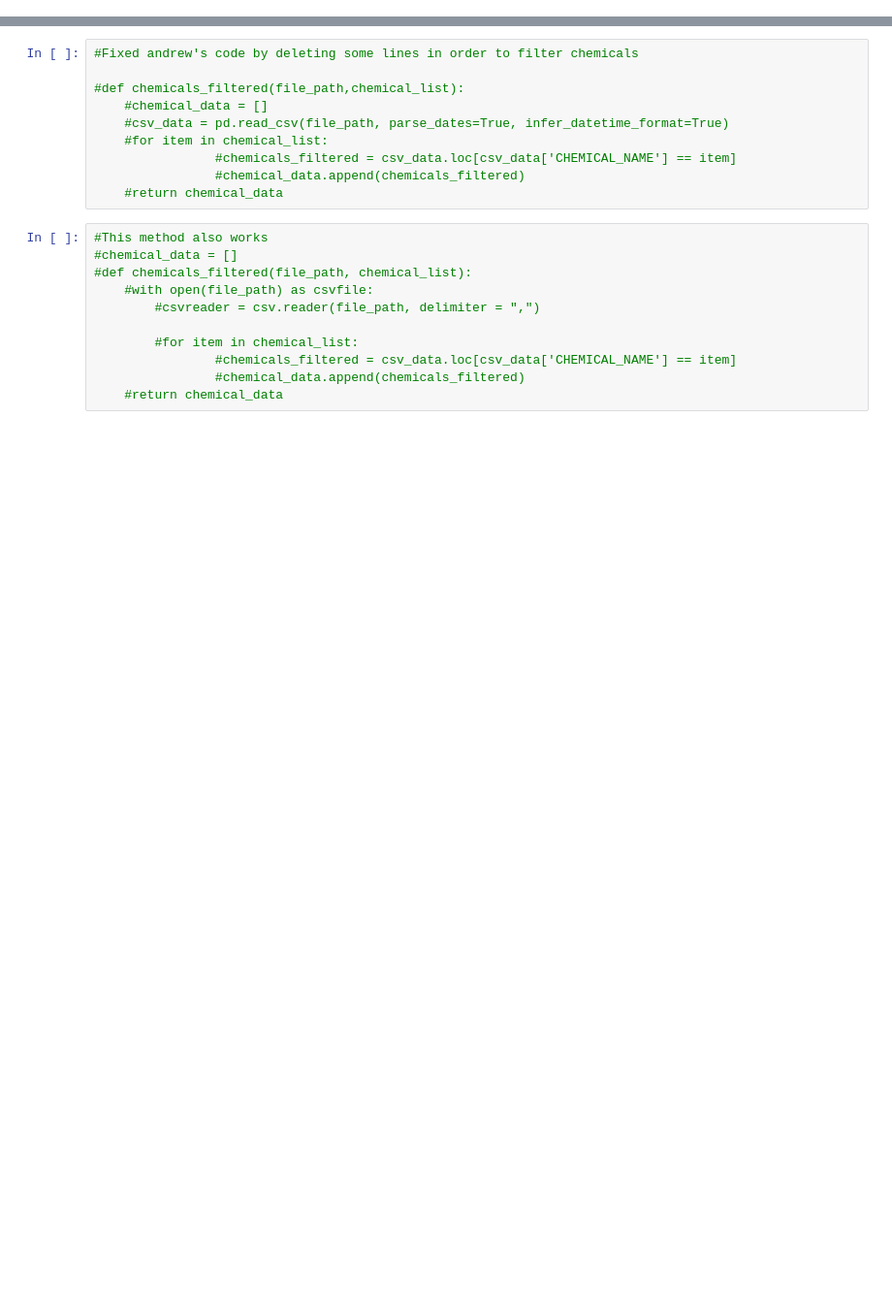
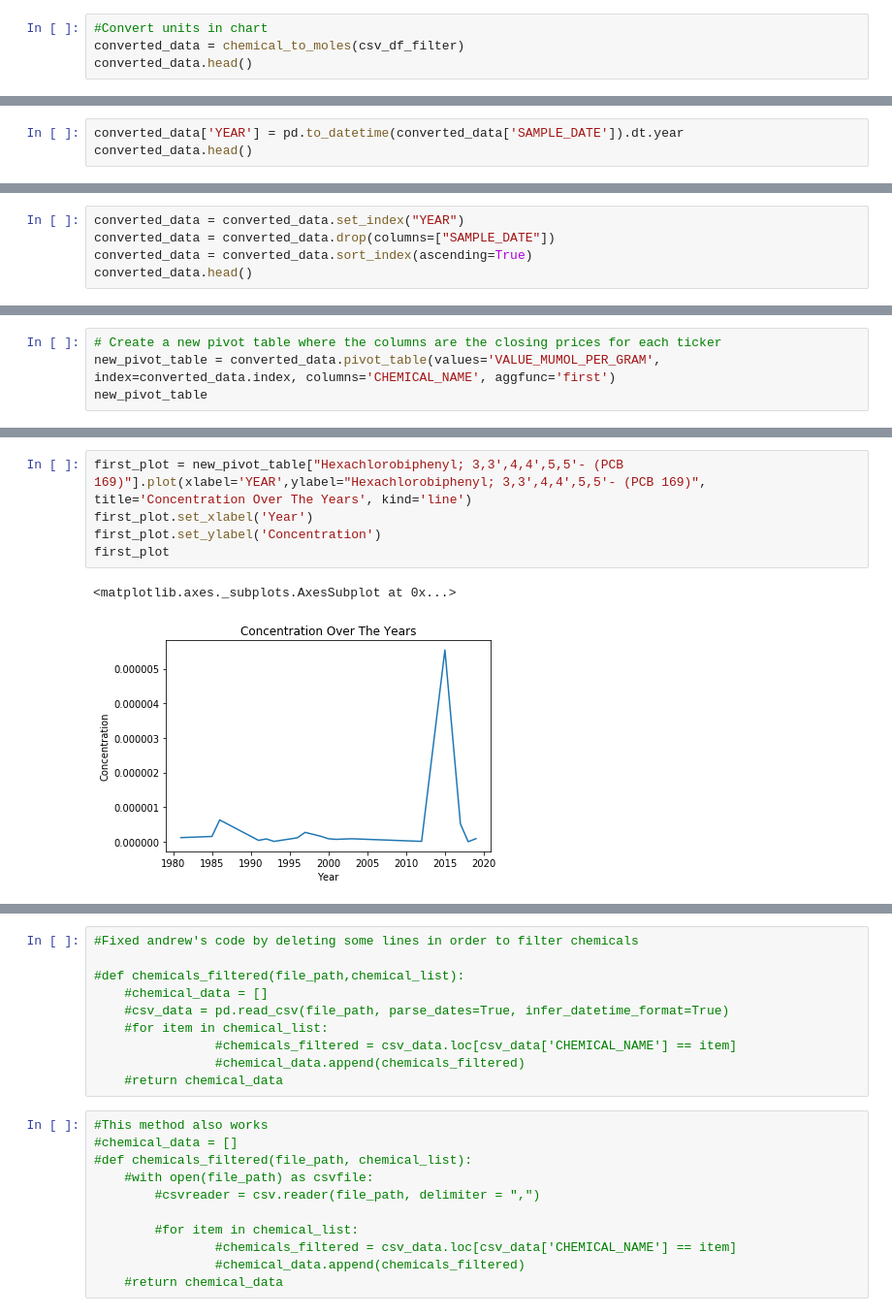
Before and after one commit to kxh3/environmental_contamination, a Jupyter notebook: notebooks/krista.ipynb, the cells around one changed output, grey strips where cells are left out. Shown at 97% size. Cells and saved outputs as stored; diff of their text form; blank space fills up the shorter version.

```diff
--- a/notebooks/krista.ipynb
+++ b/notebooks/krista.ipynb
@@ -76,0 +60,4 @@ ValueError:
+# %%
+#Convert units in chart
+converted_data = chemical_to_moles(csv_df_filter)
+converted_data.head()
@@ -76,0 +71,3 @@ ValueError:
+# %%
+converted_data['YEAR'] = pd.to_datetime(converted_data['SAMPLE_DATE']).dt.year
+converted_data.head()
@@ -76,0 +95,5 @@ ValueError:
+# %%
+converted_data = converted_data.set_index("YEAR")
+converted_data = converted_data.drop(columns=["SAMPLE_DATE"])
+converted_data = converted_data.sort_index(ascending=True)
+converted_data.head()
@@ -76,0 +108,4 @@ ValueError:
+# %%
+# Create a new pivot table where the columns are the closing prices for each ticker
+new_pivot_table = converted_data.pivot_table(values='VALUE_MUMOL_PER_GRAM', index=converted_data.index, columns='CHEMICAL_NAME', aggfunc='first')
+new_pivot_table
@@ -76,0 +132,8 @@ ValueError:
+# %%
+first_plot = new_pivot_table["Hexachlorobiphenyl; 3,3',4,4',5,5'- (PCB 169)"].plot(xlabel='YEAR',ylabel="Hexachlorobiphenyl; 3,3',4,4',5,5'- (PCB 169)", title='Concentration Over The Years', kind='line')
+first_plot.set_xlabel('Year')
+first_plot.set_ylabel('Concentration')
+first_plot
+# %% [output]
+<matplotlib.axes._subplots.AxesSubplot at 0x...>
+[figure, added]
```
Also changed, not shown: parts of 22 cells of this notebook, 1 other file.
